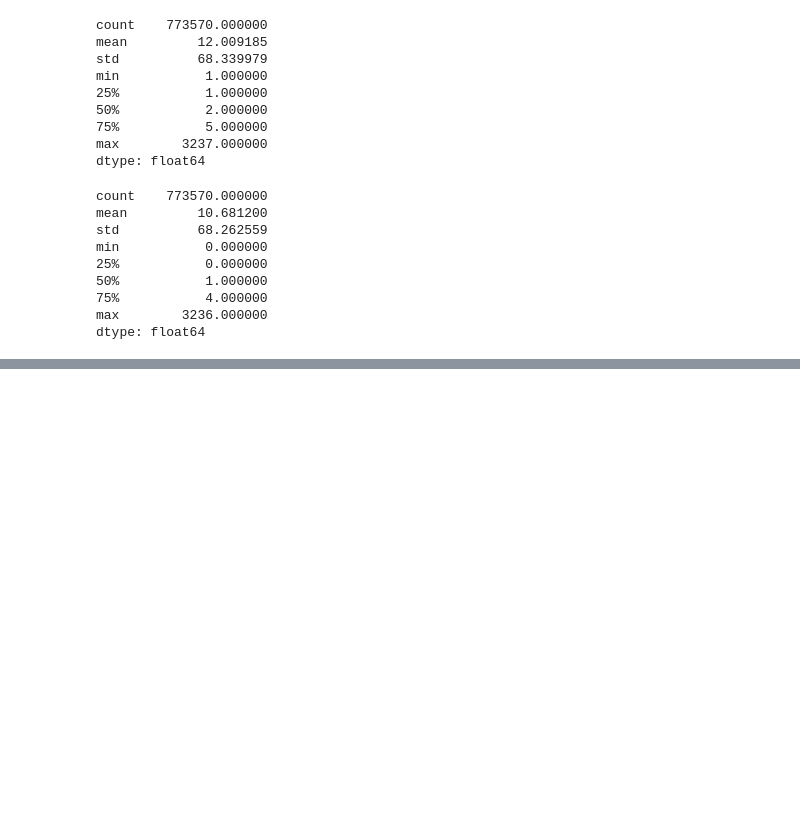
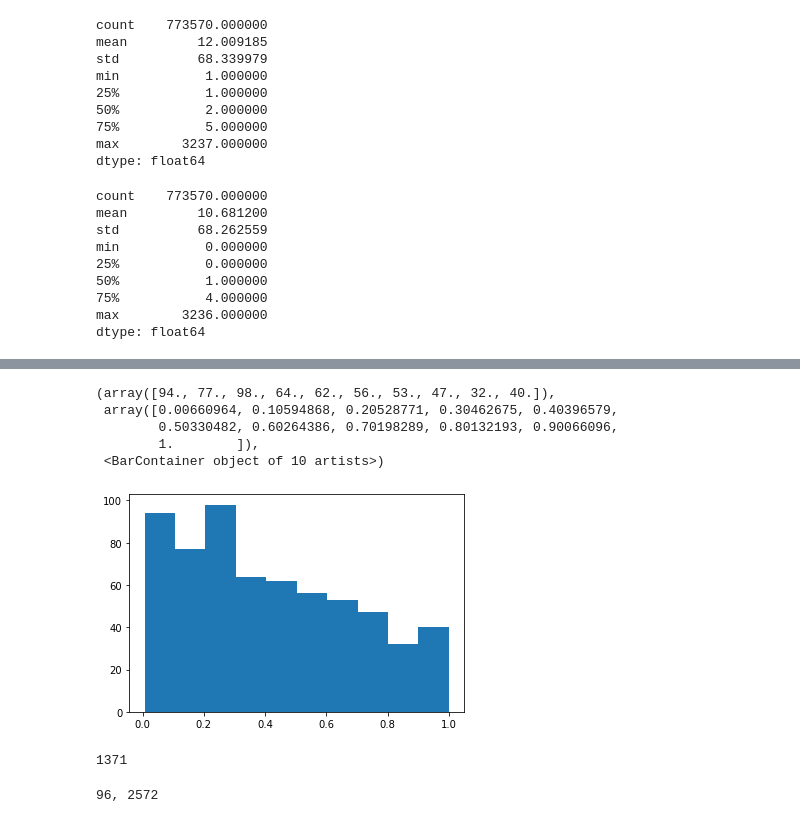
Before and after one commit to jsirait/honor_thesis, a Jupyter notebook: notebooks/Notebook5.Thinking about weights.ipynb, the cells around one changed output, grey strips where cells are left out. Cells and saved outputs as stored; diff of their text form; code cells hidden in the pictures; blank space fills up the shorter version.

Commit message:
some progress in building weight distribution matrix

```diff
--- a/notebooks/Notebook5.Thinking about weights.ipynb
+++ b/notebooks/Notebook5.Thinking about weights.ipynb
@@ -75,0 +82,10 @@ dtype: float64
+# %%
+matrix = [[0 for i in range(MAX_X)] for i in range(MAX_Y)]
+count = Counter()
+# %%
+for p in cc.values():
+    # p is a tuple of cooccurences
+    p1, p2 = p
+    # print(p)
+    matrix[p1][p2] += 1
+    count[tuple(p)] += 1
@@ -75,0 +114,3 @@ dtype: float64
+# %%
+meaningful = [k for k in count.most_common() if k[0][0]>10 and k[0][1]>10]
+meaningful[:5]
@@ -75,0 +147,3 @@ dtype: float64
+# %%
+ratio = pd.Series([p[0][0]/p[0][1] for p in meaningful])
+ratio.describe()
@@ -75,0 +160,19 @@ dtype: float64
+# %%
+plt.hist(ratio)
+# %% [output]
+(array([94., 77., 98., 64., 62., 56., 53., 47., 32., 40.]),
+ array([0.00660964, 0.10594868, 0.20528771, 0.30462675, 0.40396579,
+        0.50330482, 0.60264386, 0.70198289, 0.80132193, 0.90066096,
+        1.        ]),
+ <BarContainer object of 10 artists>)
+[figure, added]
+# %%
+sum([p[1] for p in meaningful])
+# %% [output]
+1371
+# %%
+maxx = max([k[0][0] for k in meaningful])
+maxy = max([k[0][1] for k in meaningful])
+print(f"{maxx}, {maxy}")
+# %% [output]
+96, 2572
```
Also changed, not shown: parts of 17 cells of this notebook.
